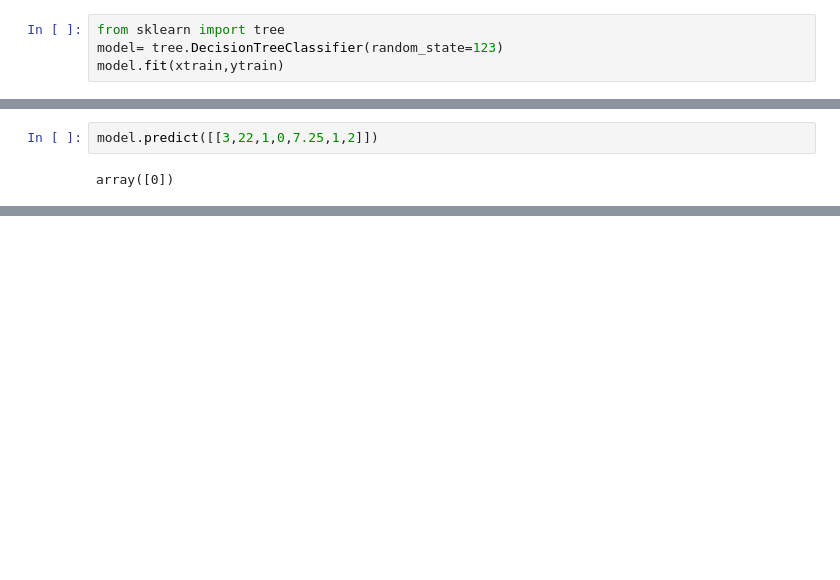
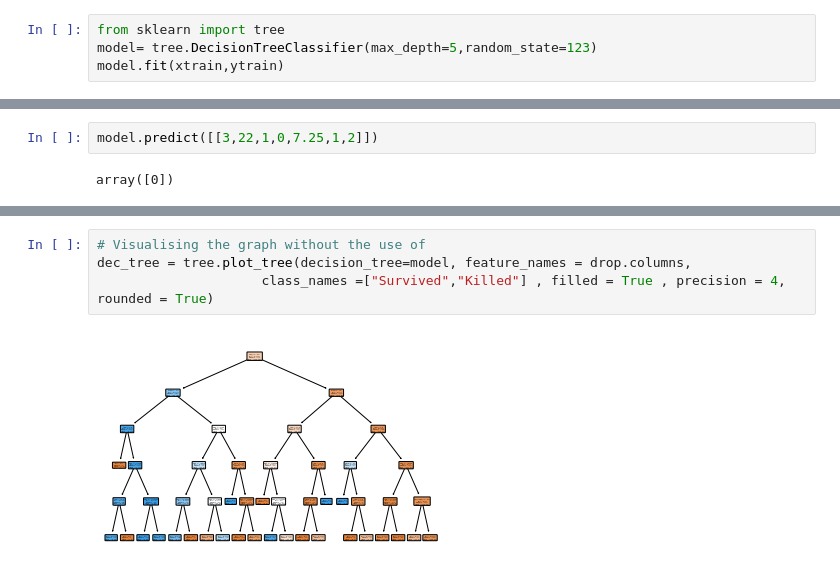
Before and after one commit to AftabUdaipurwala/MachineLearningBasics, a Jupyter notebook: DecisionTree_Exercise_Titanic.ipynb, the cells around one changed output, grey strips where cells are left out. Saved outputs shown, nothing was run; the diff lists cells and outputs as text; blank space fills up the shorter version.

```diff
--- a/DecisionTree_Exercise_Titanic.ipynb
+++ b/DecisionTree_Exercise_Titanic.ipynb
@@ -185,7 +185,7 @@ from sklearn.model_selection import train_test_split
 xtrain, xtest, ytrain, ytest = train_test_split(drop,target, test_size=0.2)
 # %%
 from sklearn import tree
-model= tree.DecisionTreeClassifier(random_state=123)
+model= tree.DecisionTreeClassifier(max_depth=5,random_state=123)
 model.fit(xtrain,ytrain)
 # %% [output]
 DecisionTreeClassifier(ccp_alpha=0.0, class_weight=None, criterion='gini',
@@ -212,0 +230,6 @@ array([[94, 16],
+# %%
+# Visualising the graph without the use of
+dec_tree = tree.plot_tree(decision_tree=model, feature_names = drop.columns,
+                     class_names =["Survived","Killed"] , filled = True , precision = 4, rounded = True)
+# %% [output]
+[figure, added]
```
Also changed, not shown: parts of 6 cells of this notebook.
